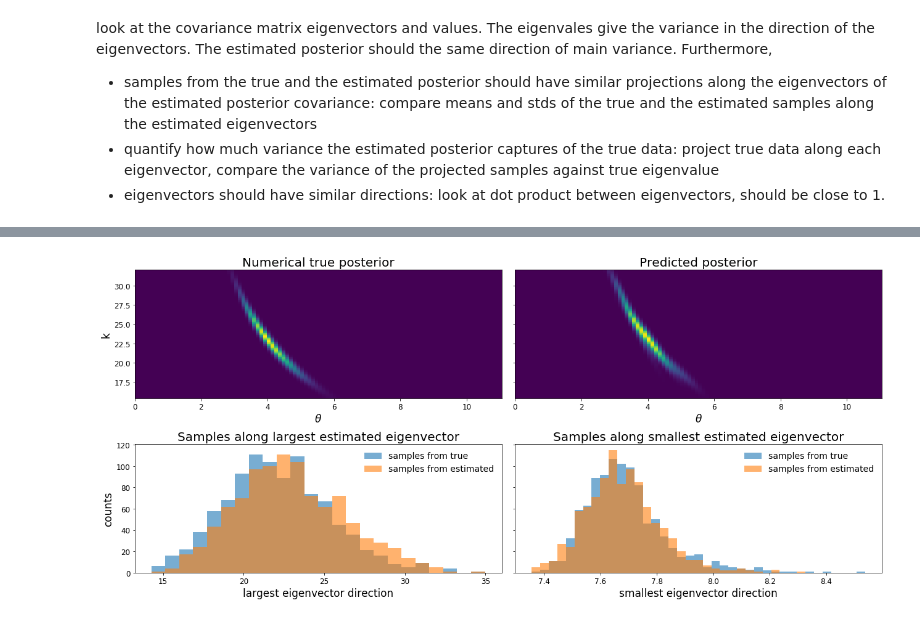
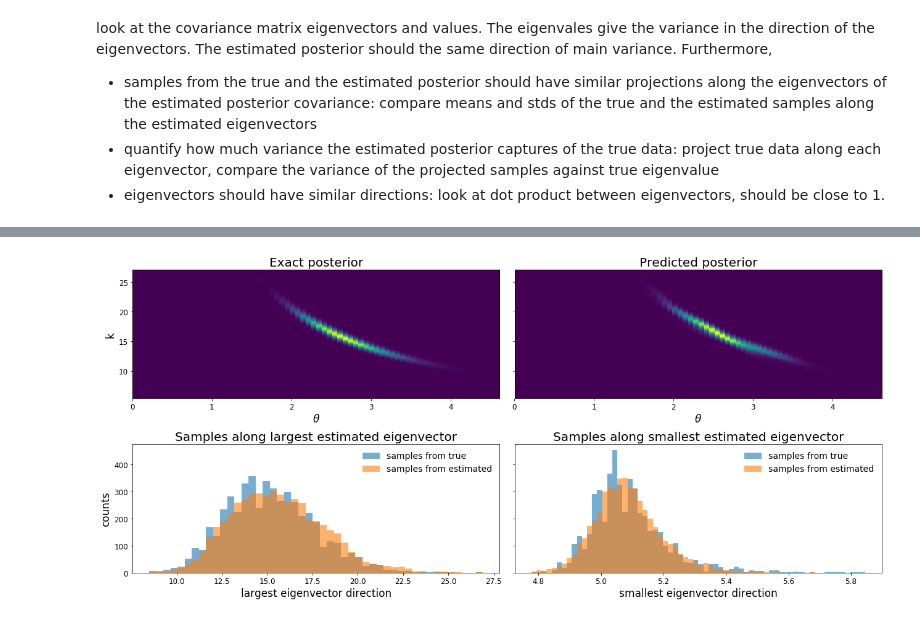
Before and after one commit to janfb/mcabc, a Jupyter notebook: notebooks/ModelComparison_ToyExample_PosteriorChecksNB_Figures.ipynb, the cells around one changed output, grey strips where cells are left out. Saved outputs shown, nothing was run; the diff lists cells and outputs as text; code cells hidden in the pictures.

Commit message:
update figures

```diff
--- a/notebooks/ModelComparison_ToyExample_PosteriorChecksNB_Figures.ipynb
+++ b/notebooks/ModelComparison_ToyExample_PosteriorChecksNB_Figures.ipynb
@@ -59,7 +63,7 @@ ps = d['ps']
 ps_hat = d['p_hats']
 
 # for every test sample
-fails = d['fails']
+fails = [223] #d['fails']
 
 ntest = d['ntest']
 ntrain = 100000
@@ -151,7 +156,7 @@ look at the covariance matrix eigenvectors and values. The eigenvales give the v
 - eigenvectors should have similar directions: look at dot product between eigenvectors, should be close to 1.
 # %%
 # 224 seems to be an outlier
-nt = 223
+nt = mask.sum()
 ev_means = np.zeros((2, nt))
 ev_stds = np.zeros((2, nt))
 ev_meansh = np.zeros((2, nt))
@@ -162,19 +167,21 @@ evsh1 = np.zeros((2, nt))
 evs2 = np.zeros((2, nt))
 evsh2 = np.zeros((2, nt))
 
-evls = np.zeros(nt)
-evlsh = np.zeros(nt)
+evls = np.zeros((2, nt))
+evlsh = np.zeros((2, nt))
 
-dots1 = np.zeros(nt)
-dots2 = np.zeros(nt)
+dots = np.zeros((2, nt))
+ang = np.zeros((2, nt))
+angh = np.zeros((2, nt))
+angs = np.zeros(nt)
 
 ii = 0
 
-for i, (p, ph) in enumerate(zip(ps[:nt], ps_hat[:nt])):
+for i, (p, ph) in enumerate(zip(ps, ps_hat)):
 
     if i not in fails:
         # get samples
-        ns = 1000
+        ns = 5000
         s = np.array(p.samples)[:ns]
         sh = np.array(ph.gen(ns))
         assert(sh.shape == (ns, 2)), 'sample shape not correct {}'.format(sh.shape)
@@ -184,7 +191,14 @@ for i, (p, ph) in enumerate(zip(ps[:nt], ps_hat[:nt])):
         evalsh, evecsh = np.linalg.eig(ph.get_covariance_matrix())
 
         # project evs against each other
-        dots1[ii] = evecs[:, 0].dot(evecsh[:, 0])
+        dots[0, ii] = evecs[:, 0].dot(evecsh[:, 0])
+        dots[1, ii] = evecs[:, 1].dot(evecsh[:, 1])
+        # angle in deg
+        ang[0, ii] = np.arccos(np.dot(evecs[:, 0], [1, 0])) / np.pi * 180
+        angh[0, ii] = np.arccos(np.dot(evecsh[:, 0], [1, 0])) / np.pi * 180
+        ang[1, ii] = np.arccos(np.dot(evecs[:, 1], [1, 0])) / np.pi * 180
+        angh[1, ii] = np.arccos(np.dot(evecsh[:, 1], [1, 0])) / np.pi * 180
+        angs[ii] = np.arccos(np.dot(evecs[:, 0], evecsh[:, 0])) / np.pi * 180
 
         # project the samples along eigenvectors of estimated covariance
         sp1 = s.dot(evecsh[:, 0])
@@ -197,8 +211,8 @@ for i, (p, ph) in enumerate(zip(ps[:nt], ps_hat[:nt])):
         evsh1[:, ii] = evecsh[:, 0]
         evs2[:, ii] = evecs[:, 1]
         evsh2[:, ii] = evecsh[:, 1]
-        evls[ii] = evals[0]
-        evlsh[ii] = evalsh[0]
+        evls[:, ii] = evals
+        evlsh[:, ii] = evalsh
 
         # save means and stds
         ev_means[0, ii] = sp1.mean()
@@ -255,3 +306,6 @@ plt.tight_layout()
+# %%
+p.calculated = False
+p.calculat_exact_posterior(d['params_test'][-1], n_samples=500)
 # %%
 x, y = np.meshgrid(p.ks, p.thetas)
 pos = np.vstack((x.flatten(), y.flatten())).T
@@ -262,38 +316,38 @@ fig3, ax = plt.subplots(2, 2, figsize=(18, 8), sharey='row')
 x, y = np.meshgrid(p.ks, p.thetas)
 pos = np.hstack((x, y))
 
-ki = 150
-thi = 100
+ki = 250
+thi = 70
 ax[0, 0].imshow(p.joint_pdf[:ki, :thi], origin='lower', extent=[p.thetas[:thi].min(), p.thetas[:thi].max(),
                                                                 p.ks[:ki].min(), p.ks[:ki].max()], aspect='auto')
-ax[0, 0].set_title('Numerical true posterior')
+ax[0, 0].set_title('Exact posterior')
 ax[0, 0].set_xlabel(r'$\theta$')
 ax[0, 0].set_ylabel(r'k')
 
 ax[0, 1].imshow(pdfh.T[:ki, :thi], origin='lower', extent=[p.thetas[:thi].min(), p.thetas[:thi].max(),
                                                                 p.ks[:ki].min(), p.ks[:ki].max()], aspect='auto')
 ax[0, 1].set_title('Predicted posterior')
 ax[0, 1].set_xlabel(r'$\theta$')
 
 
 n, bins, patch = ax[1, 0].hist(sp1, alpha=0.6, label='samples from true'.format(sp1.std(), np.sqrt(evls[-1])),
                                bins='auto');
 ax[1, 0].hist(sph1, alpha=0.6, label='samples from estimated'.format(sph1.std(), np.sqrt(evls[-1])),
               bins=bins);
 ax[1, 0].set_title('Samples along largest estimated eigenvector')
 ax[1, 0].legend()
 ax[1, 0].set_ylabel('counts')
 ax[1, 0].set_xlabel('largest eigenvector direction')
 
 n, bins, patch = ax[1, 1].hist(sp2, alpha=0.6, label='samples from true',
                                bins='auto');
 ax[1, 1].hist(sph2, alpha=0.6, label='samples from estimated', bins=bins);
 ax[1, 1].set_title('Samples along smallest estimated eigenvector');
 ax[1, 1].set_xlabel('smallest eigenvector direction')
 ax[1, 1].legend()
 plt.tight_layout();
 # %% [output]
-[figure, old version]
+[figure, new version]
 # %%
 fn = time_stamp + 'posterior_checks_marginals_NB_ntrain{}_nsamples{}_ntest{}.png'.format(int(ntrain),
                                                                                          int(100),
```
Also changed, not shown: parts of 5 cells of this notebook, 3 other files.
